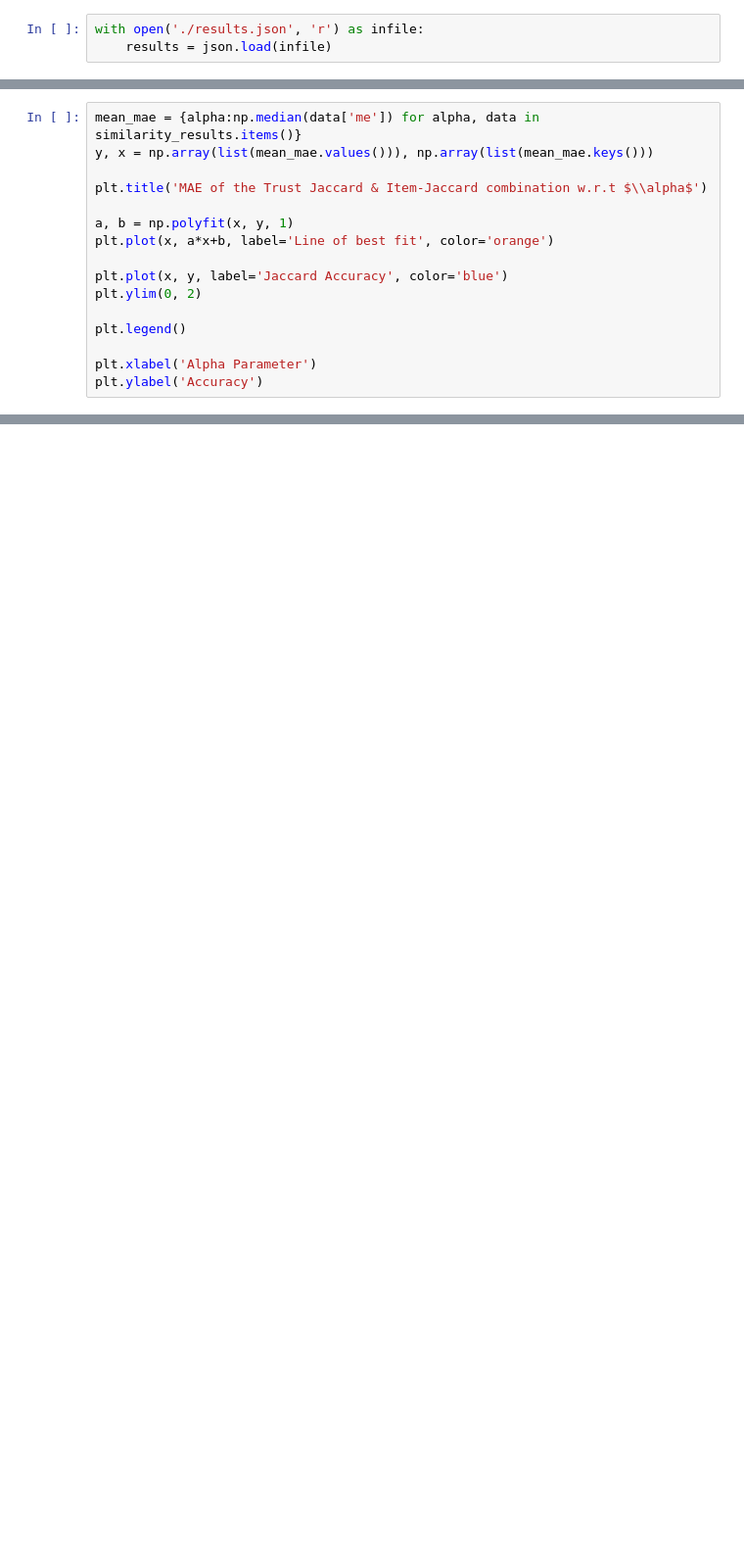
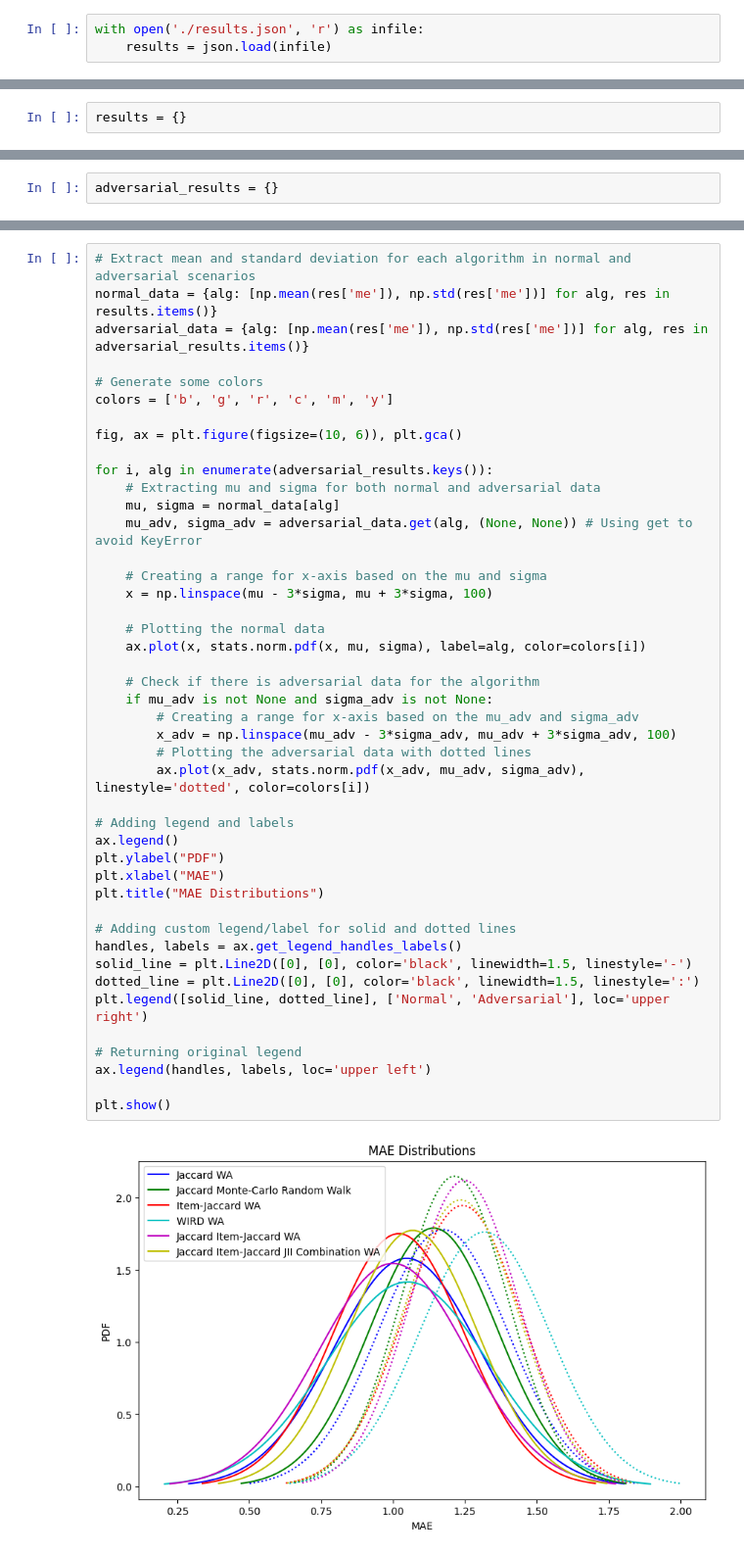
Before and after one commit to sajmon170/trust-based-recommendation-systems, a Jupyter notebook: Code/Analysis.ipynb, the cells around one changed output, grey strips where cells are left out. Shown: that part at 98% size. Drawn from its saved outputs; the diff is of its cells as text; blank space fills up the shorter version.

```diff
--- a/Code/Analysis.ipynb
+++ b/Code/Analysis.ipynb
@@ -675,0 +596,2 @@ for k, recommender in tests.items():
+# %%
+results = {}
@@ -778 +693,3 @@ plt.show()
+# %%
+adversarial_results = {}
 # %%
@@ -787,16 +726,0 @@ for alpha in tqdm(np.arange(0, 1, 0.1)):
-# %%
-mean_mae = {alpha:np.median(data['me']) for alpha, data in similarity_results.items()}
-y, x = np.array(list(mean_mae.values())), np.array(list(mean_mae.keys()))
-
-plt.title('MAE of the Trust Jaccard & Item-Jaccard combination w.r.t $\\alpha$')
-
-a, b = np.polyfit(x, y, 1)
-plt.plot(x, a*x+b, label='Line of best fit', color='orange')
-
-plt.plot(x, y, label='Jaccard Accuracy', color='blue')
-plt.ylim(0, 2)
-
-plt.legend()
-
-plt.xlabel('Alpha Parameter')
-plt.ylabel('Accuracy')
@@ -858,0 +727,46 @@ plt.xlim(0, 1)
+# %%
+# Extract mean and standard deviation for each algorithm in normal and adversarial scenarios
+normal_data = {alg: [np.mean(res['me']), np.std(res['me'])] for alg, res in results.items()}
+adversarial_data = {alg: [np.mean(res['me']), np.std(res['me'])] for alg, res in adversarial_results.items()}
+
+# Generate some colors
+colors = ['b', 'g', 'r', 'c', 'm', 'y']
+
+fig, ax = plt.figure(figsize=(10, 6)), plt.gca()
+
+for i, alg in enumerate(adversarial_results.keys()):
+    # Extracting mu and sigma for both normal and adversarial data
+    mu, sigma = normal_data[alg]
+    mu_adv, sigma_adv = adversarial_data.get(alg, (None, None)) # Using get to avoid KeyError
+
+    # Creating a range for x-axis based on the mu and sigma
+    x = np.linspace(mu - 3*sigma, mu + 3*sigma, 100)
+
+    # Plotting the normal data
+    ax.plot(x, stats.norm.pdf(x, mu, sigma), label=alg, color=colors[i])
+
+    # Check if there is adversarial data for the algorithm
+    if mu_adv is not None and sigma_adv is not None:
+        # Creating a range for x-axis based on the mu_adv and sigma_adv
+        x_adv = np.linspace(mu_adv - 3*sigma_adv, mu_adv + 3*sigma_adv, 100)
+        # Plotting the adversarial data with dotted lines
+        ax.plot(x_adv, stats.norm.pdf(x_adv, mu_adv, sigma_adv), linestyle='dotted', color=colors[i])
+
+# Adding legend and labels
+ax.legend()
+plt.ylabel("PDF")
+plt.xlabel("MAE")
+plt.title("MAE Distributions")
+
+# Adding custom legend/label for solid and dotted lines
+handles, labels = ax.get_legend_handles_labels()
+solid_line = plt.Line2D([0], [0], color='black', linewidth=1.5, linestyle='-')
+dotted_line = plt.Line2D([0], [0], color='black', linewidth=1.5, linestyle=':')
+plt.legend([solid_line, dotted_line], ['Normal', 'Adversarial'], loc='upper right')
+
+# Returning original legend
+ax.legend(handles, labels, loc='upper left')
+
+plt.show()
+# %% [output]
+[figure, added]
```
Also changed, not shown: parts of 22 cells of this notebook, 23 other files.
